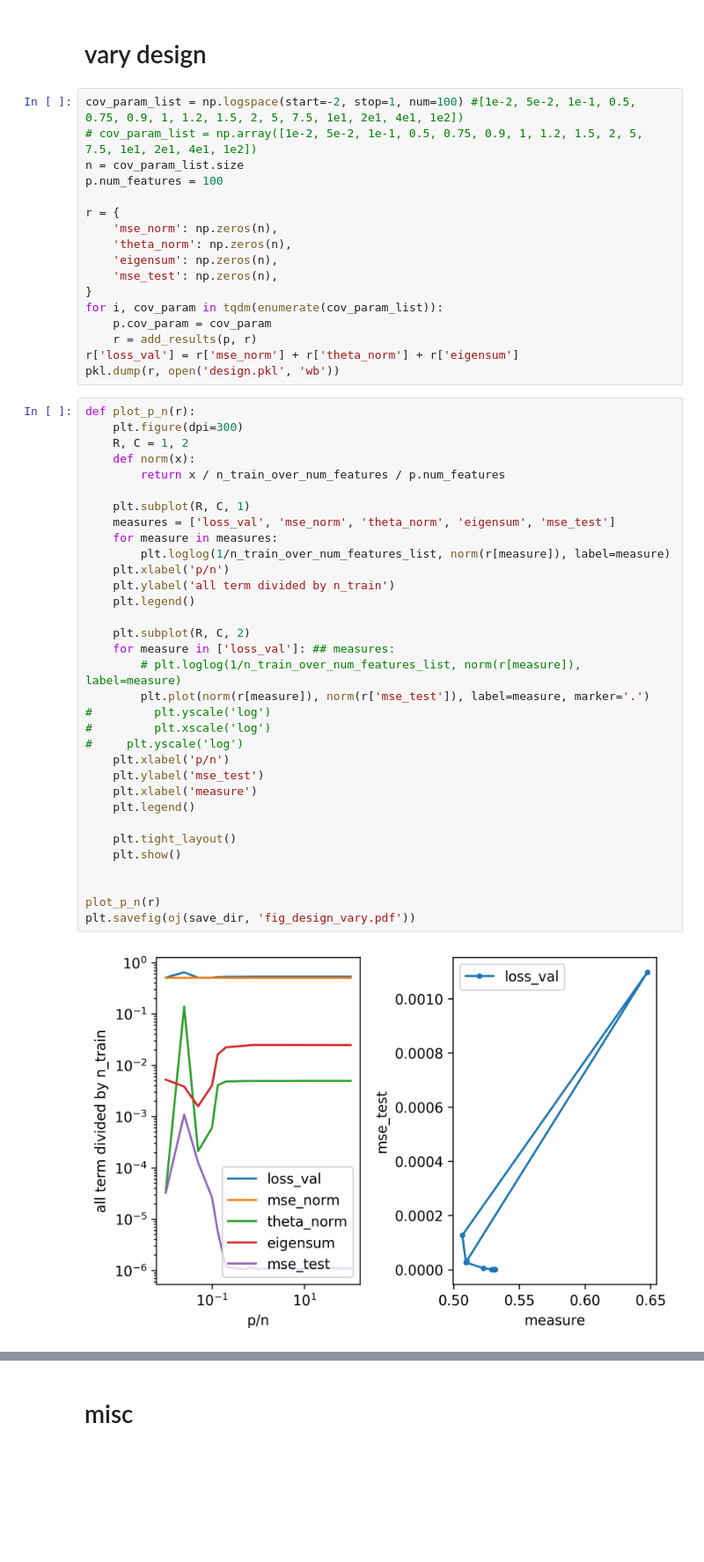
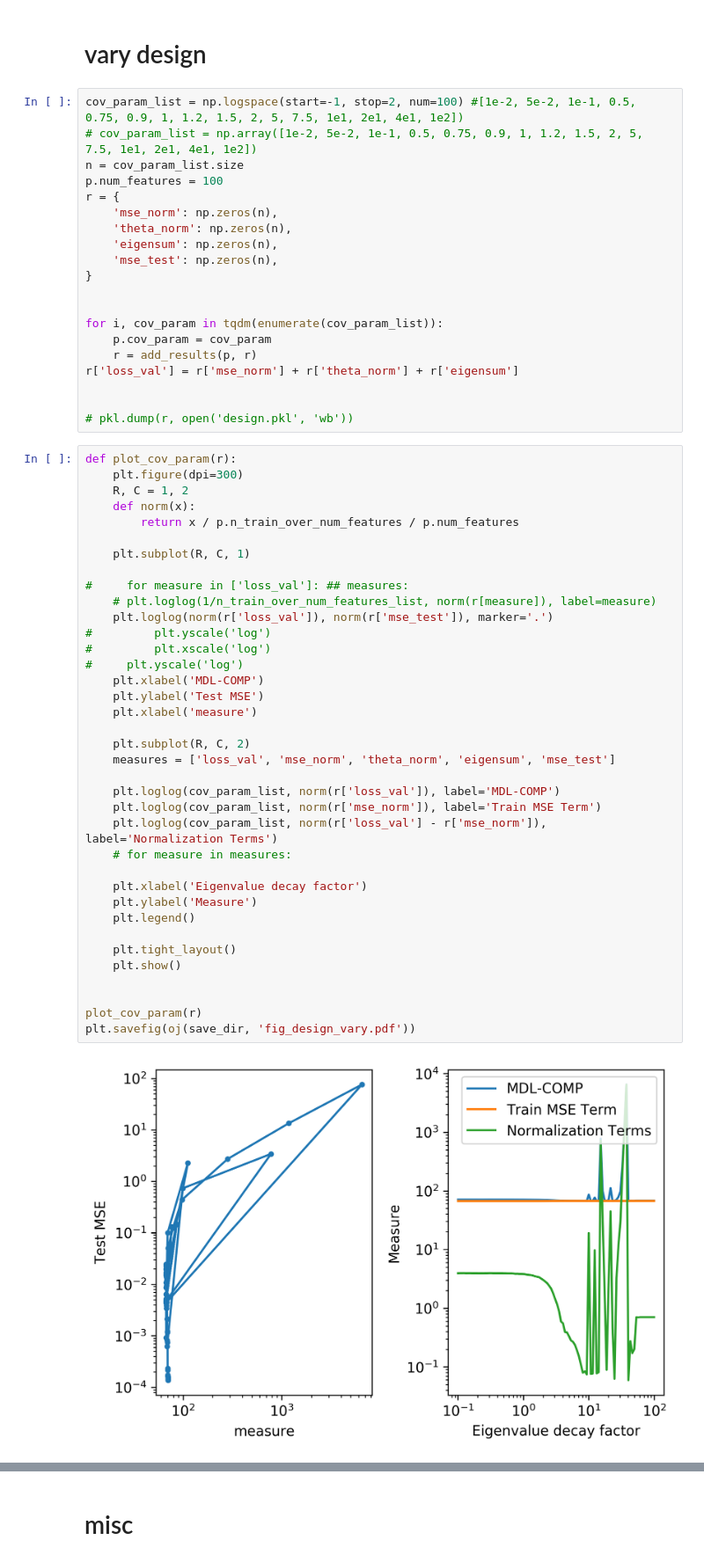
Before and after one commit to csinva/mdl-complexity, a Jupyter notebook: analyze_simple.ipynb, the cells around one changed output, grey strips where cells are left out. Shown: that part at 88% size. Saved outputs shown, nothing was run; the diff lists cells and outputs as text; blank space fills up the shorter version.

Commit message:
low-dim MDL-comp decay

```diff
--- a/analyze_simple.ipynb
+++ b/analyze_simple.ipynb
@@ -113,57 +116,64 @@ plt.show()
 # %% [markdown]
 # vary design
 # %%
-cov_param_list = np.logspace(start=-2, stop=1, num=100) #[1e-2, 5e-2, 1e-1, 0.5, 0.75, 0.9, 1, 1.2, 1.5, 2, 5, 7.5, 1e1, 2e1, 4e1, 1e2])
+cov_param_list = np.logspace(start=-1, stop=2, num=100) #[1e-2, 5e-2, 1e-1, 0.5, 0.75, 0.9, 1, 1.2, 1.5, 2, 5, 7.5, 1e1, 2e1, 4e1, 1e2])
 # cov_param_list = np.array([1e-2, 5e-2, 1e-1, 0.5, 0.75, 0.9, 1, 1.2, 1.5, 2, 5, 7.5, 1e1, 2e1, 4e1, 1e2])
 n = cov_param_list.size
 p.num_features = 100
-
 r = {
     'mse_norm': np.zeros(n),
     'theta_norm': np.zeros(n),
     'eigensum': np.zeros(n),
     'mse_test': np.zeros(n),
 }
+
+
 for i, cov_param in tqdm(enumerate(cov_param_list)):
     p.cov_param = cov_param
     r = add_results(p, r)
 r['loss_val'] = r['mse_norm'] + r['theta_norm'] + r['eigensum']
-pkl.dump(r, open('design.pkl', 'wb'))
+
+
+# pkl.dump(r, open('design.pkl', 'wb'))
 # %%
-def plot_p_n(r):
+def plot_cov_param(r):
     plt.figure(dpi=300)
     R, C = 1, 2
     def norm(x):
-        return x / n_train_over_num_features / p.num_features
+        return x / p.n_train_over_num_features / p.num_features
 
     plt.subplot(R, C, 1)
-    measures = ['loss_val', 'mse_norm', 'theta_norm', 'eigensum', 'mse_test']
-    for measure in measures:
-        plt.loglog(1/n_train_over_num_features_list, norm(r[measure]), label=measure)
-    plt.xlabel('p/n')
-    plt.ylabel('all term divided by n_train')
-    plt.legend()
 
-    plt.subplot(R, C, 2)
-    for measure in ['loss_val']: ## measures:
-        # plt.loglog(1/n_train_over_num_features_list, norm(r[measure]), label=measure)
-        plt.plot(norm(r[measure]), norm(r['mse_test']), label=measure, marker='.')
+#     for measure in ['loss_val']: ## measures:
+    # plt.loglog(1/n_train_over_num_features_list, norm(r[measure]), label=measure)
+    plt.loglog(norm(r['loss_val']), norm(r['mse_test']), marker='.')
 #         plt.yscale('log')
 #         plt.xscale('log')
 #     plt.yscale('log')
-    plt.xlabel('p/n')
-    plt.ylabel('mse_test')
+    plt.xlabel('MDL-COMP')
+    plt.ylabel('Test MSE')
     plt.xlabel('measure')
+
+    plt.subplot(R, C, 2)
+    measures = ['loss_val', 'mse_norm', 'theta_norm', 'eigensum', 'mse_test']
+
+    plt.loglog(cov_param_list, norm(r['loss_val']), label='MDL-COMP')
+    plt.loglog(cov_param_list, norm(r['mse_norm']), label='Train MSE Term')
+    plt.loglog(cov_param_list, norm(r['loss_val'] - r['mse_norm']), label='Normalization Terms')
+    # for measure in measures:
+
+    plt.xlabel('Eigenvalue decay factor')
+    plt.ylabel('Measure')
     plt.legend()
 
     plt.tight_layout()
     plt.show()
 
 
-plot_p_n(r)
+plot_cov_param(r)
 plt.savefig(oj(save_dir, 'fig_design_vary.pdf'))
 # %% [output]
-[figure, old version]
+[figure, new version]
 <Figure size 432x288 with 0 Axes>
 # %% [markdown]
 # misc
```
Also changed, not shown: parts of 1 cell of this notebook, 2 other files.
